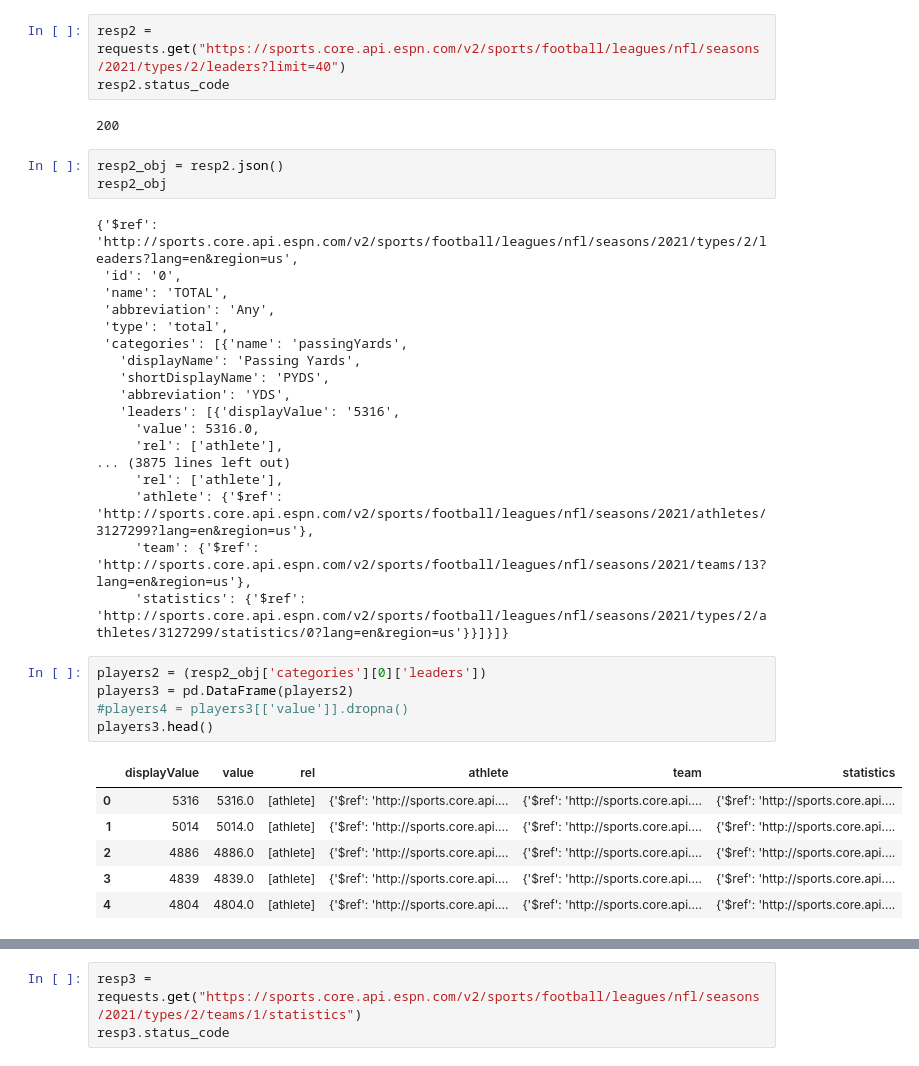
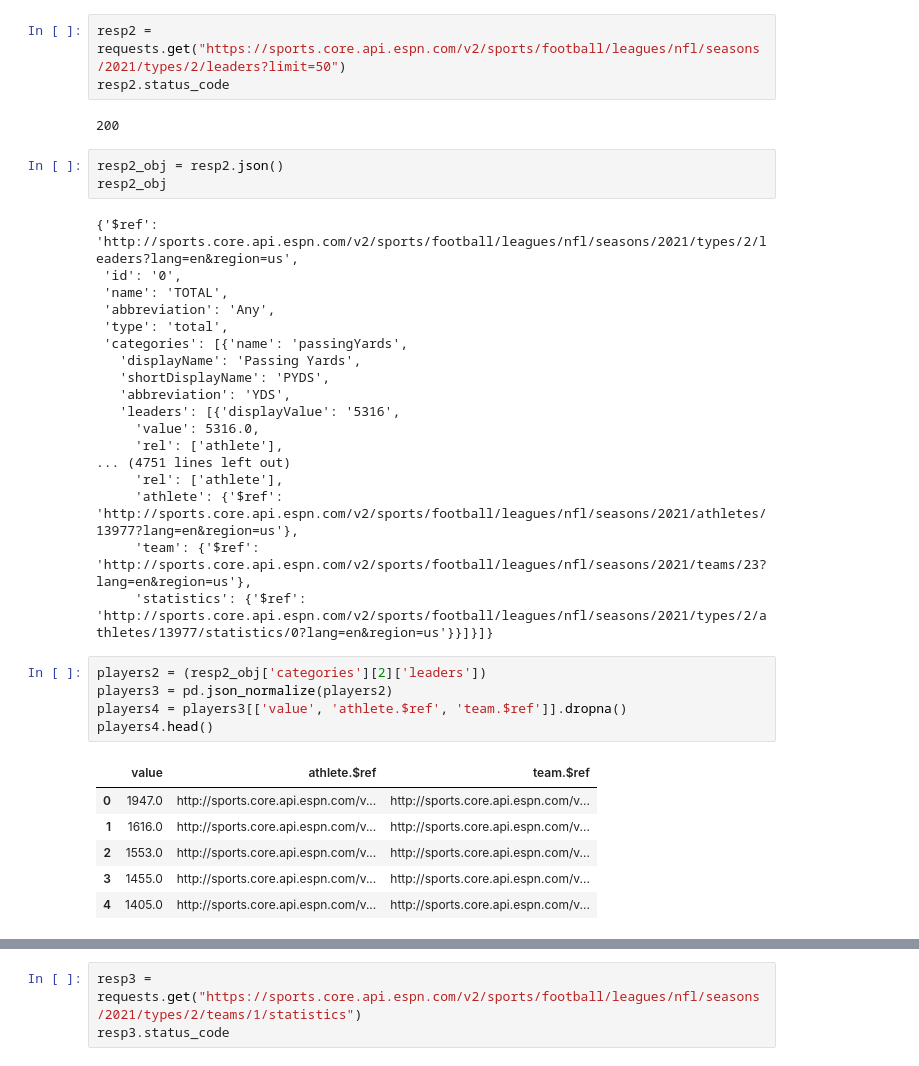
Before and after one commit to okennedyumd/INST414-Project, a Jupyter notebook: NFL_API_DATABASE.ipynb, the cells around one changed output, grey strips where cells are left out. Saved outputs shown, nothing was run; the diff lists cells and outputs as text.

```diff
--- a/NFL_API_DATABASE.ipynb
+++ b/NFL_API_DATABASE.ipynb
@@ -122,7 +122,7 @@ resp1_obj
        'athlete': {'$ref': 'http://sports.core.api.espn.com/v2/sports/football/leagues/nfl/seasons/2021/athletes/4031140?lang=en&region=us'},
        'rank': 2}]}}}]}
 # %%
-resp2 = requests.get("https://sports.core.api.espn.com/v2/sports/football/leagues/nfl/seasons/2021/types/2/leaders?limit=40")
+resp2 = requests.get("https://sports.core.api.espn.com/v2/sports/football/leagues/nfl/seasons/2021/types/2/leaders?limit=50")
 resp2.status_code
 # %% [output]
 200
@@ -142,22 +142,22 @@ resp2_obj
    'leaders': [{'displayValue': '5316',
      'value': 5316.0,
      'rel': ['athlete'],
-... (3875 lines left out)
+... (4751 lines left out)
      'rel': ['athlete'],
-     'athlete': {'$ref': 'http://sports.core.api.espn.com/v2/sports/football/leagues/nfl/seasons/2021/athletes/3127299?lang=en&region=us'},
-     'team': {'$ref': 'http://sports.core.api.espn.com/v2/sports/football/leagues/nfl/seasons/2021/teams/13?lang=en&region=us'},
-     'statistics': {'$ref': 'http://sports.core.api.espn.com/v2/sports/football/leagues/nfl/seasons/2021/types/2/athletes/3127299/statistics/0?lang=en&region=us'}}]}]}
+     'athlete': {'$ref': 'http://sports.core.api.espn.com/v2/sports/football/leagues/nfl/seasons/2021/athletes/13977?lang=en&region=us'},
+     'team': {'$ref': 'http://sports.core.api.espn.com/v2/sports/football/leagues/nfl/seasons/2021/teams/23?lang=en&region=us'},
+     'statistics': {'$ref': 'http://sports.core.api.espn.com/v2/sports/football/leagues/nfl/seasons/2021/types/2/athletes/13977/statistics/0?lang=en&region=us'}}]}]}
 # %%
-players2 = (resp2_obj['categories'][0]['leaders'])
-players3 = pd.DataFrame(players2)
-#players4 = players3[['value']].dropna()
-players3.head()
+players2 = (resp2_obj['categories'][2]['leaders'])
+players3 = pd.json_normalize(players2)
+players4 = players3[['value', 'athlete.$ref', 'team.$ref']].dropna()
+players4.head()
 # %% [output]
-|  | displayValue | value | rel | athlete | team | statistics |
-| 0 | 5316 | 5316.0 | [athlete] | {'$ref': 'http://sports.core.api.... | {'$ref': 'http://sports.core.api.... | {'$ref': 'http://sports.core.api.... |
-| 1 | 5014 | 5014.0 | [athlete] | {'$ref': 'http://sports.core.api.... | {'$ref': 'http://sports.core.api.... | {'$ref': 'http://sports.core.api.... |
-| 2 | 4886 | 4886.0 | [athlete] | {'$ref': 'http://sports.core.api.... | {'$ref': 'http://sports.core.api.... | {'$ref': 'http://sports.core.api.... |
-| 3 | 4839 | 4839.0 | [athlete] | {'$ref': 'http://sports.core.api.... | {'$ref': 'http://sports.core.api.... | {'$ref': 'http://sports.core.api.... |
-| 4 | 4804 | 4804.0 | [athlete] | {'$ref': 'http://sports.core.api.... | {'$ref': 'http://sports.core.api.... | {'$ref': 'http://sports.core.api.... |
+|  | value | athlete.$ref | team.$ref |
+| 0 | 1947.0 | http://sports.core.api.espn.com/v... | http://sports.core.api.espn.com/v... |
+| 1 | 1616.0 | http://sports.core.api.espn.com/v... | http://sports.core.api.espn.com/v... |
+| 2 | 1553.0 | http://sports.core.api.espn.com/v... | http://sports.core.api.espn.com/v... |
+| 3 | 1455.0 | http://sports.core.api.espn.com/v... | http://sports.core.api.espn.com/v... |
+| 4 | 1405.0 | http://sports.core.api.espn.com/v... | http://sports.core.api.espn.com/v... |
 # %%
 i = 0
```
Also changed, not shown: parts of 6 cells of this notebook, 3 other files.
